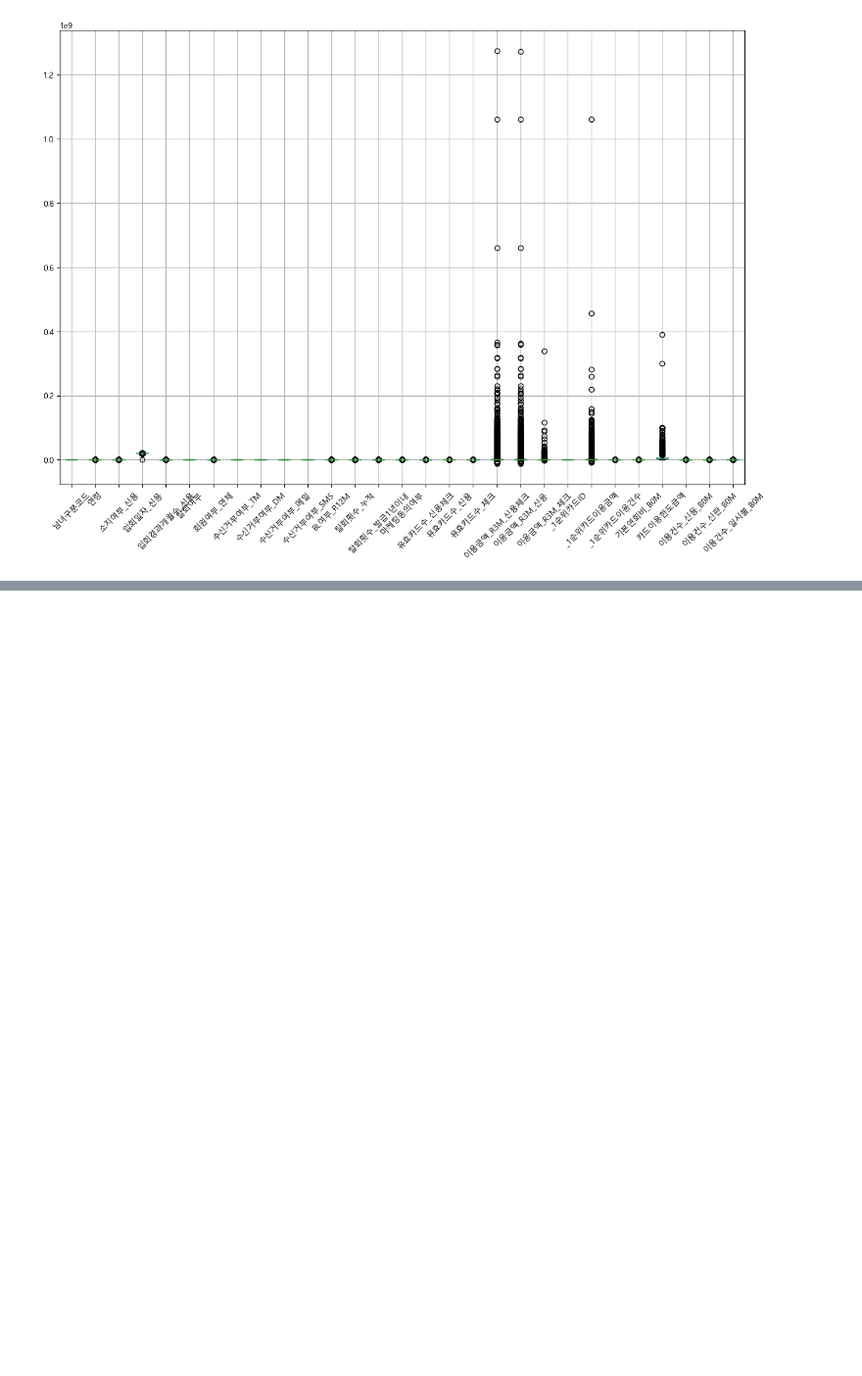
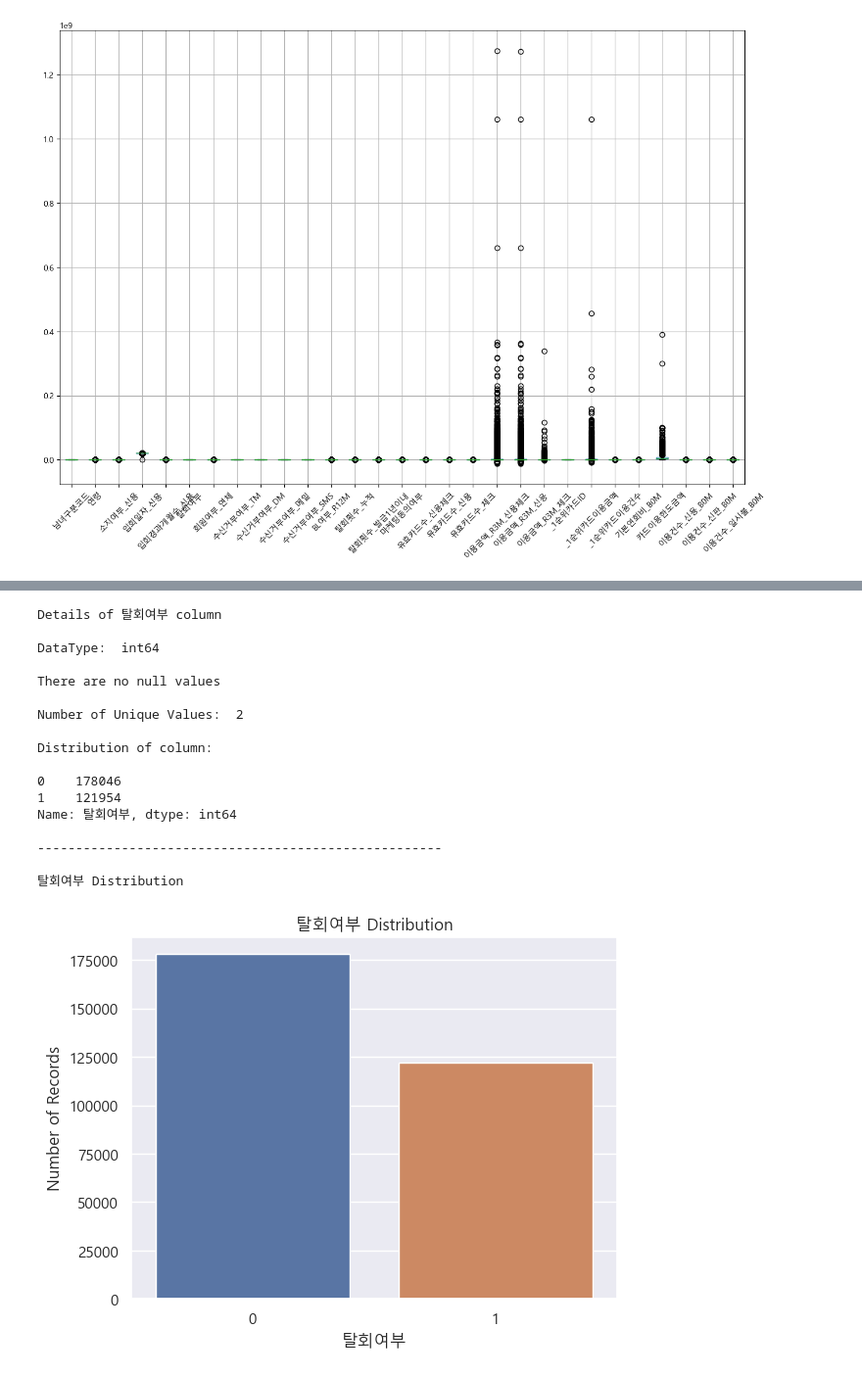
Before and after one commit to Dinoryong/HANACARD, a Jupyter notebook: KOO/data column.ipynb, the cells around one changed output, grey strips where cells are left out. Shown at 98% size. Saved outputs shown, nothing was run; the diff lists cells and outputs as text; code cells hidden in the pictures; blank space fills up the shorter version.

```diff
--- a/KOO/data column.ipynb
+++ b/KOO/data column.ipynb
@@ -57,0 +171,28 @@ sns.set(font="Malgun Gothic",
+# %%
+column_name = '탈회여부'
+user_friendly_name = '탈회여부'
+
+#Get Details
+get_column_details(dfnew,column_name)
+
+#Plot Graph
+plot_countplot(dfnew,column_name,user_friendly_name)
+# %% [output]
+Details of 탈회여부 column
+
+DataType:  int64
+
+There are no null values
+
+Number of Unique Values:  2
+
+Distribution of column:
+
+0    178046
+1    121954
+Name: 탈회여부, dtype: int64
+
+-----------------------------------------------------
+
+탈회여부 Distribution
+[figure, added]
```
Also changed, not shown: parts of 42 cells of this notebook.
